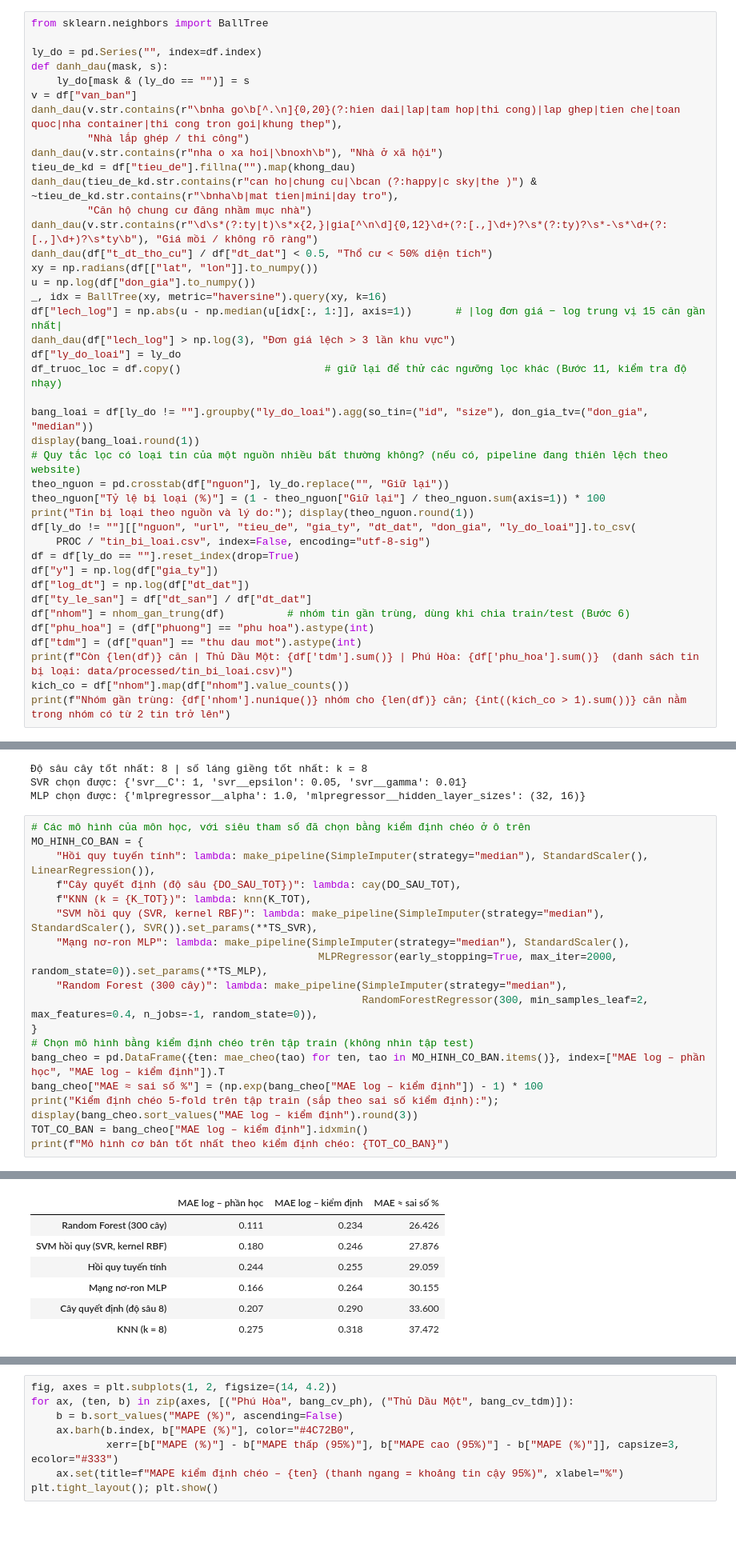
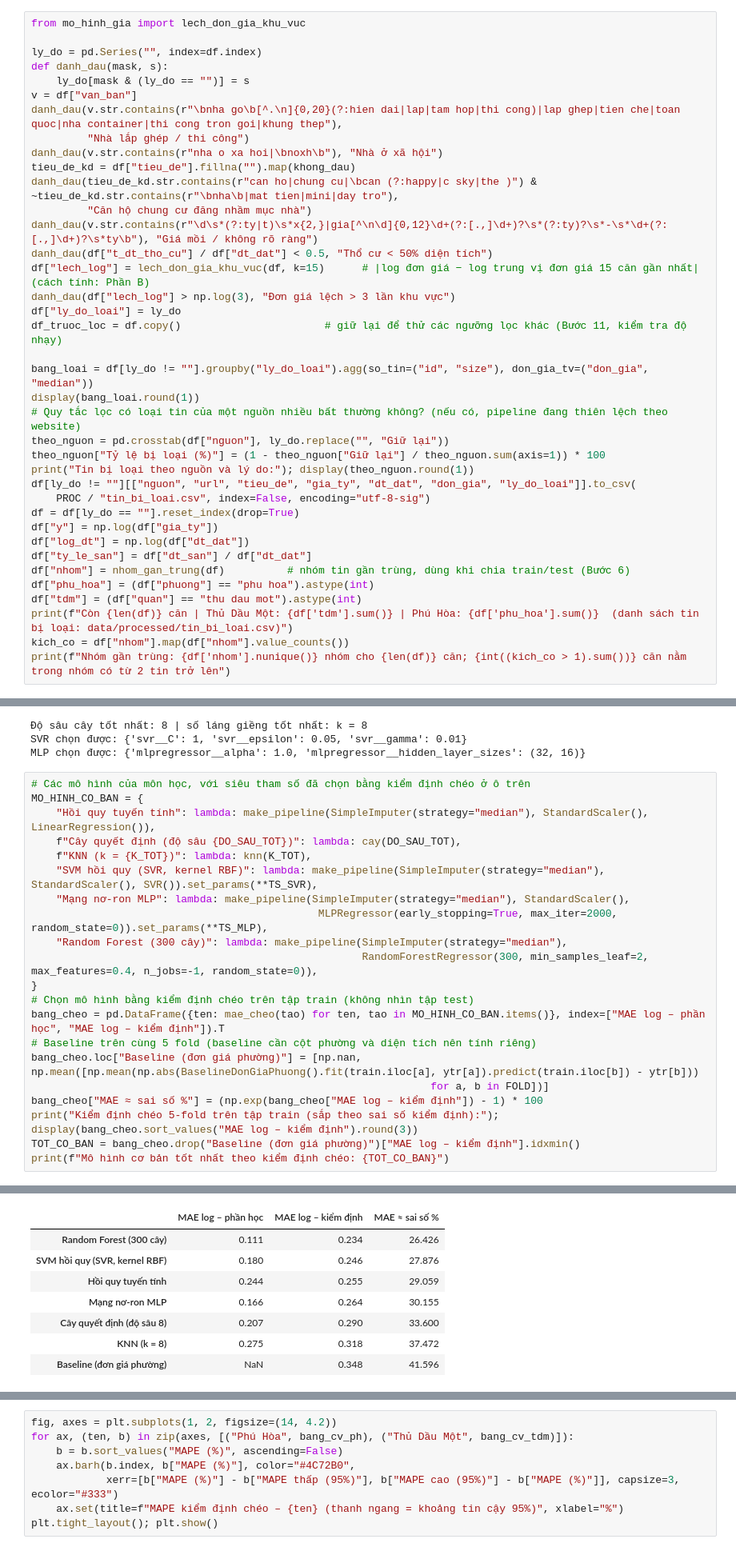
Before and after one commit to 2324801030095-cloud/Project_Du-doan-gia-nha, a Jupyter notebook: notebooks/2324801030095.ipynb, the cells around one changed output, grey strips where cells are left out. Shown at 80% size. Drawn from its saved outputs; the diff is of its cells as text; blank space fills up the shorter version.

```diff
--- a/notebooks/2324801030095.ipynb
+++ b/notebooks/2324801030095.ipynb
@@ -370,7 +370,7 @@ Phân tích sai số ở bản nháp cho thấy phần lớn sai số rất lớ
 
 **Lưu ý trung thực:** quy tắc "đơn giá lệch > 3 lần khu vực" dùng **giá** của chính tin đó, và được áp trước khi chia train/test, nên các tin bất thường bị loại khỏi cả tập test. Điều này có thể làm sai số đo được đẹp hơn một chút so với khi gặp tin thật ngoài thị trường. Bước 11 (phép kiểm 2) học và chấm lại với 4 ngưỡng, kể cả **không lọc**: sai số gần như không đổi (21,7–22,4%), nên ảnh hưởng này nhỏ.
 # %%
-from sklearn.neighbors import BallTree
+from mo_hinh_gia import lech_don_gia_khu_vuc
 
 ly_do = pd.Series("", index=df.index)
 def danh_dau(mask, s):
@@ -384,10 +384,7 @@ danh_dau(tieu_de_kd.str.contains(r"can ho|chung cu|\bcan (?:happy|c sky|the )")
          "Căn hộ chung cư đăng nhầm mục nhà")
 danh_dau(v.str.contains(r"\d\s*(?:ty|t)\s*x{2,}|gia[^\n\d]{0,12}\d+(?:[.,]\d+)?\s*(?:ty)?\s*-\s*\d+(?:[.,]\d+)?\s*ty\b"), "Giá mồi / không rõ ràng")
 danh_dau(df["t_dt_tho_cu"] / df["dt_dat"] < 0.5, "Thổ cư < 50% diện tích")
-xy = np.radians(df[["lat", "lon"]].to_numpy())
-u = np.log(df["don_gia"].to_numpy())
-_, idx = BallTree(xy, metric="haversine").query(xy, k=16)
-df["lech_log"] = np.abs(u - np.median(u[idx[:, 1:]], axis=1))       # |log đơn giá − log trung vị 15 căn gần nhất|
+df["lech_log"] = lech_don_gia_khu_vuc(df, k=15)      # |log đơn giá − log trung vị đơn giá 15 căn gần nhất| (cách tính: Phần B)
 danh_dau(df["lech_log"] > np.log(3), "Đơn giá lệch > 3 lần khu vực")
 df["ly_do_loai"] = ly_do
 df_truoc_loc = df.copy()                       # giữ lại để thử các ngưỡng lọc khác (Bước 11, kiểm tra độ nhạy)
@@ -631,28 +628,32 @@ MLP chọn được: {'mlpregressor__alpha': 1.0, 'mlpregressor__hidden_layer_si
 # %%
 # Các mô hình của môn học, với siêu tham số đã chọn bằng kiểm định chéo ở ô trên
 MO_HINH_CO_BAN = {
     "Hồi quy tuyến tính": lambda: make_pipeline(SimpleImputer(strategy="median"), StandardScaler(), LinearRegression()),
     f"Cây quyết định (độ sâu {DO_SAU_TOT})": lambda: cay(DO_SAU_TOT),
     f"KNN (k = {K_TOT})": lambda: knn(K_TOT),
     "SVM hồi quy (SVR, kernel RBF)": lambda: make_pipeline(SimpleImputer(strategy="median"), StandardScaler(), SVR()).set_params(**TS_SVR),
     "Mạng nơ-ron MLP": lambda: make_pipeline(SimpleImputer(strategy="median"), StandardScaler(),
                                               MLPRegressor(early_stopping=True, max_iter=2000, random_state=0)).set_params(**TS_MLP),
     "Random Forest (300 cây)": lambda: make_pipeline(SimpleImputer(strategy="median"),
                                                      RandomForestRegressor(300, min_samples_leaf=2, max_features=0.4, n_jobs=-1, random_state=0)),
 }
 # Chọn mô hình bằng kiểm định chéo trên tập train (không nhìn tập test)
 bang_cheo = pd.DataFrame({ten: mae_cheo(tao) for ten, tao in MO_HINH_CO_BAN.items()}, index=["MAE log – phần học", "MAE log – kiểm định"]).T
+# Baseline trên cùng 5 fold (baseline cần cột phường và diện tích nên tính riêng)
+bang_cheo.loc["Baseline (đơn giá phường)"] = [np.nan, np.mean([np.mean(np.abs(BaselineDonGiaPhuong().fit(train.iloc[a], ytr[a]).predict(train.iloc[b]) - ytr[b]))
+                                                                for a, b in FOLD])]
 bang_cheo["MAE ≈ sai số %"] = (np.exp(bang_cheo["MAE log – kiểm định"]) - 1) * 100
 print("Kiểm định chéo 5-fold trên tập train (sắp theo sai số kiểm định):"); display(bang_cheo.sort_values("MAE log – kiểm định").round(3))
-TOT_CO_BAN = bang_cheo["MAE log – kiểm định"].idxmin()
+TOT_CO_BAN = bang_cheo.drop("Baseline (đơn giá phường)")["MAE log – kiểm định"].idxmin()
 print(f"Mô hình cơ bản tốt nhất theo kiểm định chéo: {TOT_CO_BAN}")
 # %% [output]
 Kiểm định chéo 5-fold trên tập train (sắp theo sai số kiểm định):
 |  | MAE log – phần học | MAE log – kiểm định | MAE ≈ sai số % |
 | Random Forest (300 cây) | 0.111 | 0.234 | 26.426 |
 | SVM hồi quy (SVR, kernel RBF) | 0.180 | 0.246 | 27.876 |
 | Hồi quy tuyến tính | 0.244 | 0.255 | 29.059 |
 | Mạng nơ-ron MLP | 0.166 | 0.264 | 30.155 |
 | Cây quyết định (độ sâu 8) | 0.207 | 0.290 | 33.600 |
 | KNN (k = 8) | 0.275 | 0.318 | 37.472 |
+| Baseline (đơn giá phường) | NaN | 0.348 | 41.596 |
 Mô hình cơ bản tốt nhất theo kiểm định chéo: Random Forest (300 cây)
```
Also changed, not shown: parts of 10 cells of this notebook, 9 other files.
